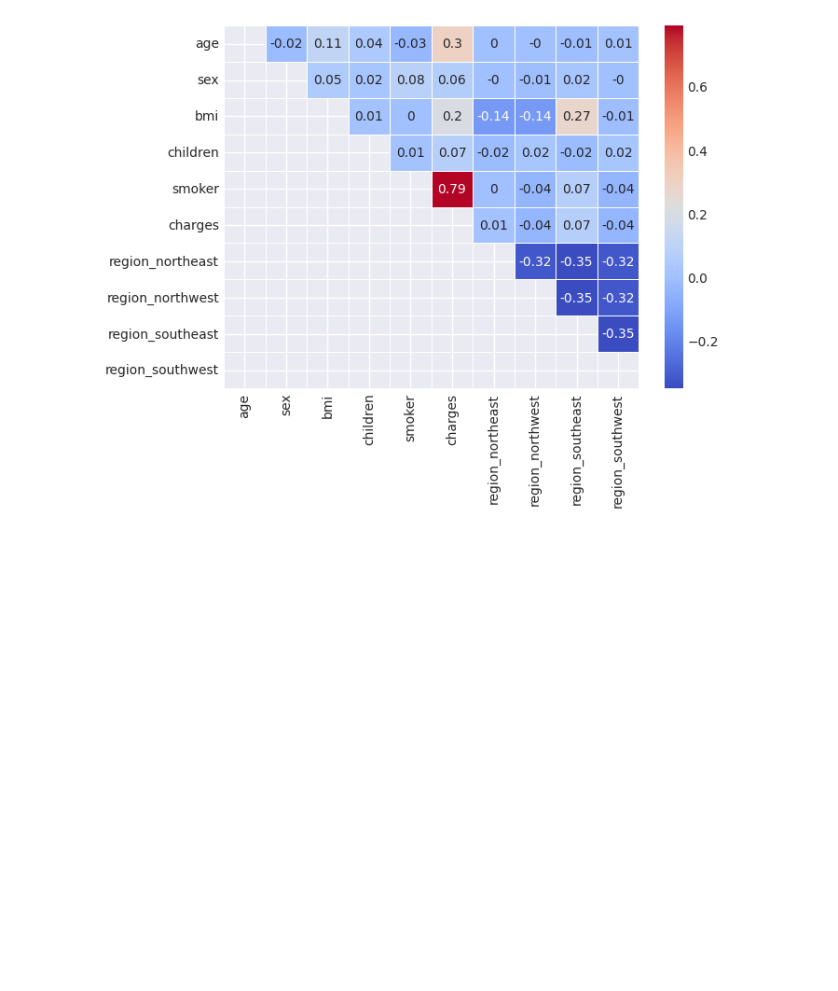
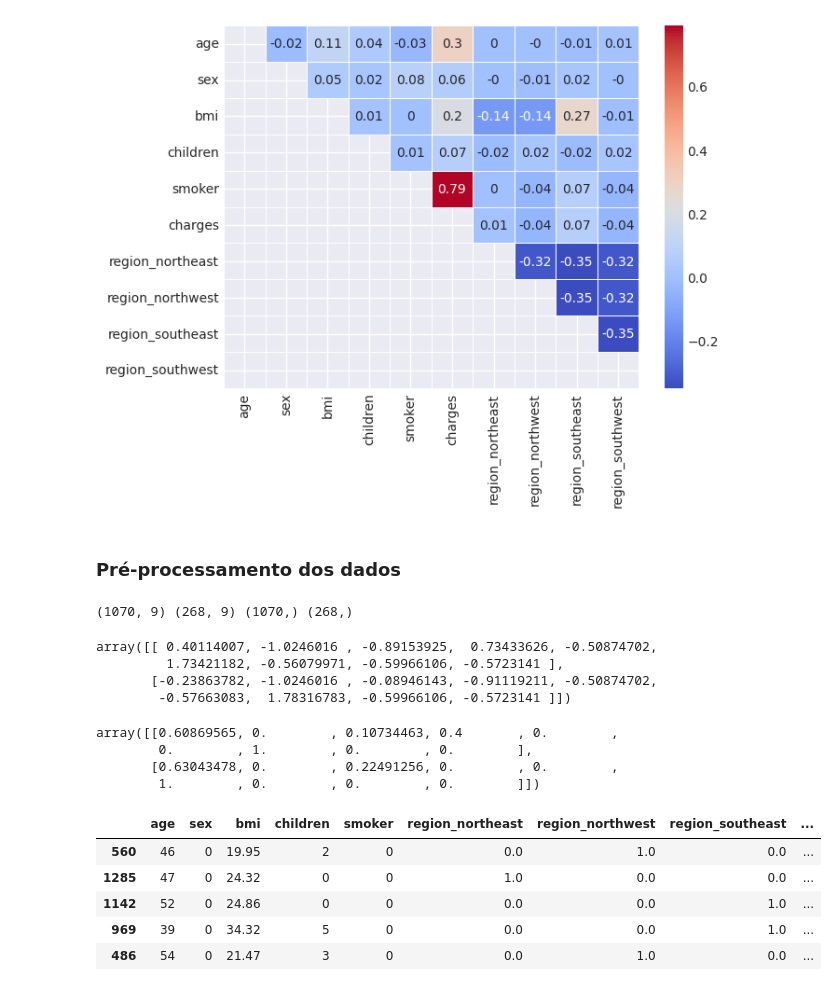
Before and after one commit to willsilvano/tech-challenges-post-tech-fiap, a Jupyter notebook: fase-01/tech-challenge-01.ipynb, the cells around one changed output. Cells and saved outputs as stored; diff of their text form; code cells hidden in the pictures; blank space fills up the shorter version.

Commit message:
Iniciado pré-processamento

```diff
--- a/fase-01/tech-challenge-01.ipynb
+++ b/fase-01/tech-challenge-01.ipynb
@@ -259,3 +260,50 @@ sns.heatmap(data=correlation_matrix, annot=True, linewidths=.5, cmap='coolwarm',
 plt.show()
 # %% [output]
 [figure]
+# %% [markdown]
+### Pré-processamento dos dados
+# %%
+# Separa os dados entre variáveis preditoras e variável alvo
+x = df.drop(columns=['charges'])
+y = df['charges']
+# %%
+# Separa dados de treino e de teste
+X_train, X_test, y_train, y_test = train_test_split(x, y, test_size=0.2, random_state=42)
+print(X_train.shape, X_test.shape, y_train.shape, y_test.shape)
+# %% [output]
+(1070, 9) (268, 9) (1070,) (268,)
+# %%
+# Aplica o escalonamento dos dados
+std_scaler = StandardScaler()
+std_scaler.fit(X_train)
+X_train_std = std_scaler.transform(X_train)
+X_test_std = std_scaler.transform(X_test)
+
+X_test_std[:2]
+# %% [output]
+array([[ 0.40114007, -1.0246016 , -0.89153925,  0.73433626, -0.50874702,
+         1.73421182, -0.56079971, -0.59966106, -0.5723141 ],
+       [-0.23863782, -1.0246016 , -0.08946143, -0.91119211, -0.50874702,
+        -0.57663083,  1.78316783, -0.59966106, -0.5723141 ]])
+# %%
+# Padronizar / normalizar variáveis numéricas
+min_max_scaler = MinMaxScaler()
+min_max_scaler.fit(X_train)
+X_train_mm = min_max_scaler.transform(X_train)
+X_test_mm = min_max_scaler.transform(X_test)
+
+X_train_mm[:2]
+# %% [output]
+array([[0.60869565, 0.        , 0.10734463, 0.4       , 0.        ,
+        0.        , 1.        , 0.        , 0.        ],
+       [0.63043478, 0.        , 0.22491256, 0.        , 0.        ,
+        1.        , 0.        , 0.        , 0.        ]])
+# %%
+X_train.head()
+# %% [output]
+|  | age | sex | bmi | children | smoker | region_northeast | region_northwest | region_southeast | ... |
+| 560 | 46 | 0 | 19.95 | 2 | 0 | 0.0 | 1.0 | 0.0 | ... |
+| 1285 | 47 | 0 | 24.32 | 0 | 0 | 1.0 | 0.0 | 0.0 | ... |
+| 1142 | 52 | 0 | 24.86 | 0 | 0 | 0.0 | 0.0 | 1.0 | ... |
+| 969 | 39 | 0 | 34.32 | 5 | 0 | 0.0 | 0.0 | 1.0 | ... |
+| 486 | 54 | 0 | 21.47 | 3 | 0 | 0.0 | 1.0 | 0.0 | ... |
```
Also changed, not shown: parts of 1 cell of this notebook.
